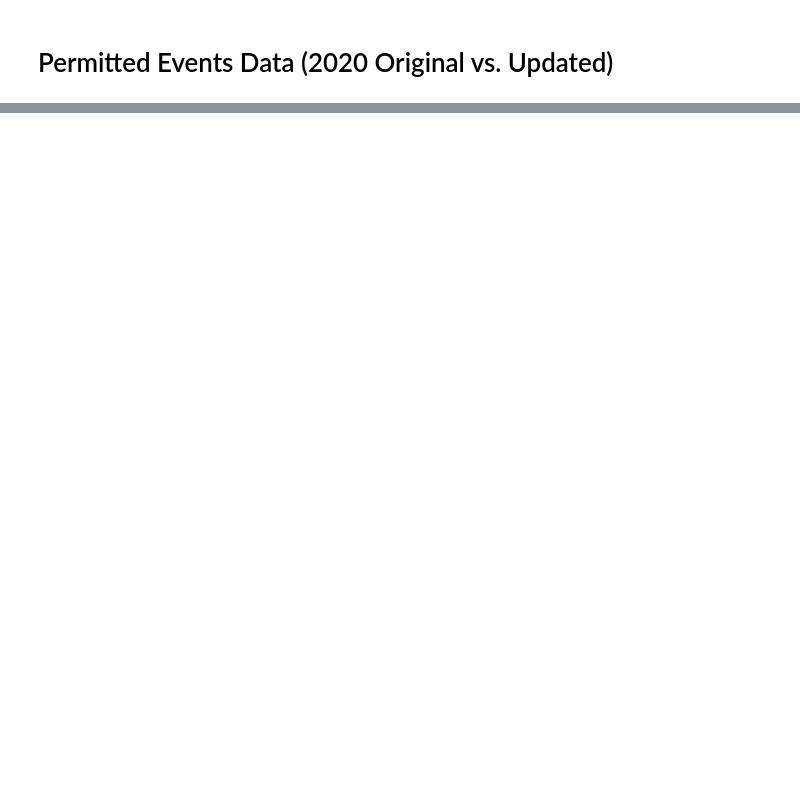
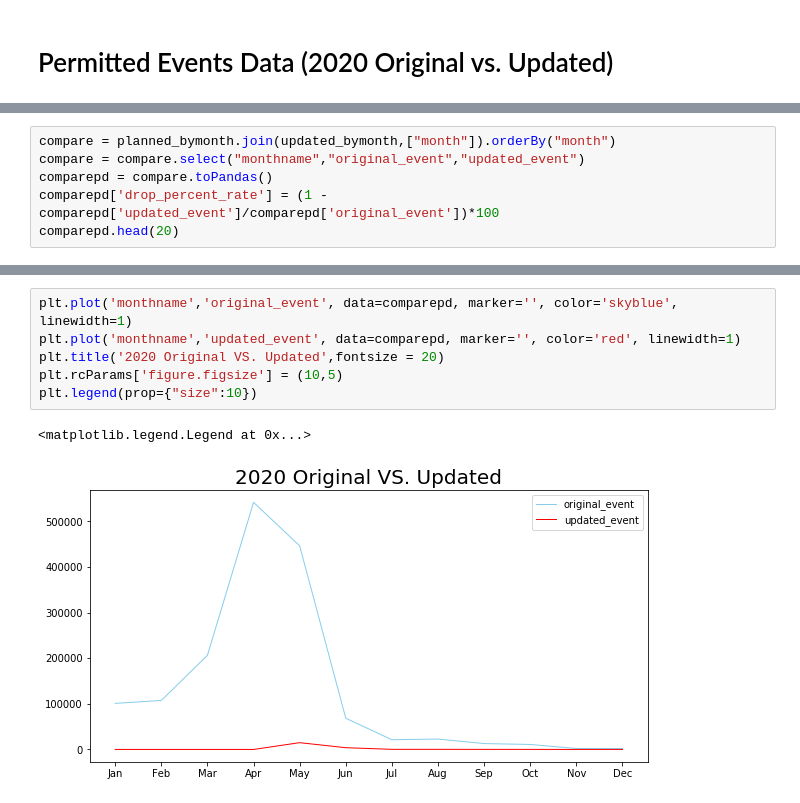
Before and after one commit to ArcZz/Nyc_Cov19_project, a Jupyter notebook: permitted_events.ipynb, the cells around one changed output, grey strips where cells are left out. Drawn from its saved outputs; the diff is of its cells as text; blank space fills up the shorter version.

```diff
--- a/permitted_events.ipynb
+++ b/permitted_events.ipynb
@@ -179,0 +143,6 @@ plt.legend(prop={"size":20})
+# %%
+compare = planned_bymonth.join(updated_bymonth,["month"]).orderBy("month")
+compare = compare.select("monthname","original_event","updated_event")
+comparepd = compare.toPandas()
+comparepd['drop_percent_rate'] = (1 - comparepd['updated_event']/comparepd['original_event'])*100
+comparepd.head(20)
@@ -179,0 +163,9 @@ plt.legend(prop={"size":20})
+# %%
+plt.plot('monthname','original_event', data=comparepd, marker='', color='skyblue', linewidth=1)
+plt.plot('monthname','updated_event', data=comparepd, marker='', color='red', linewidth=1)
+plt.title('2020 Original VS. Updated',fontsize = 20)
+plt.rcParams['figure.figsize'] = (10,5)
+plt.legend(prop={"size":10})
+# %% [output]
+<matplotlib.legend.Legend at 0x...>
+[figure, added]
```
Also changed, not shown: parts of 46 cells of this notebook, 1 other file.
